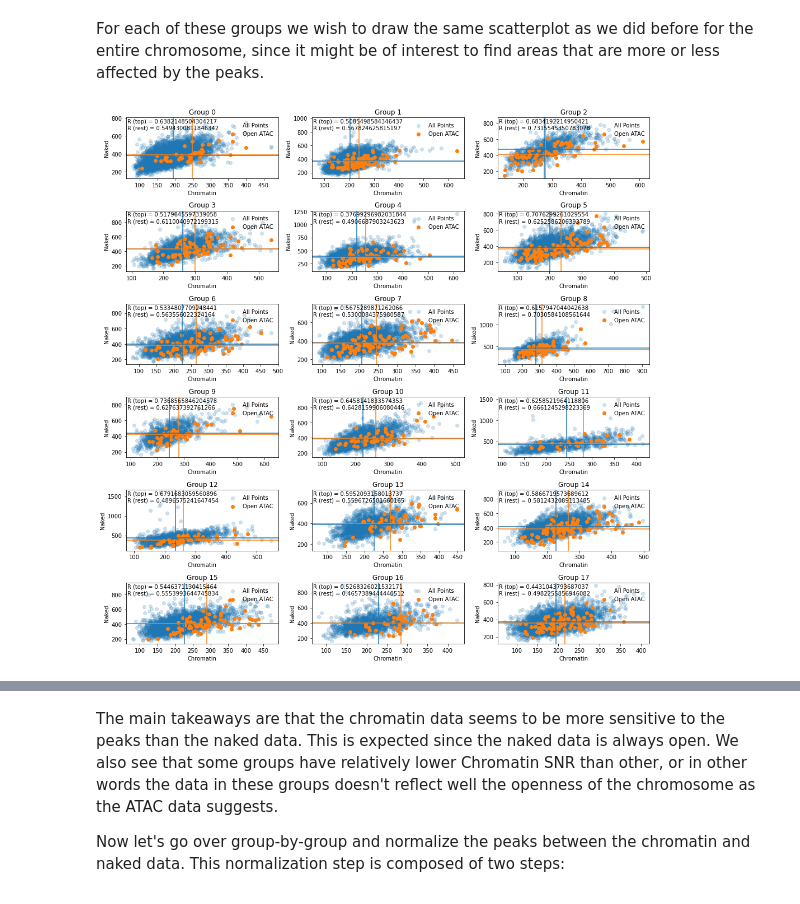
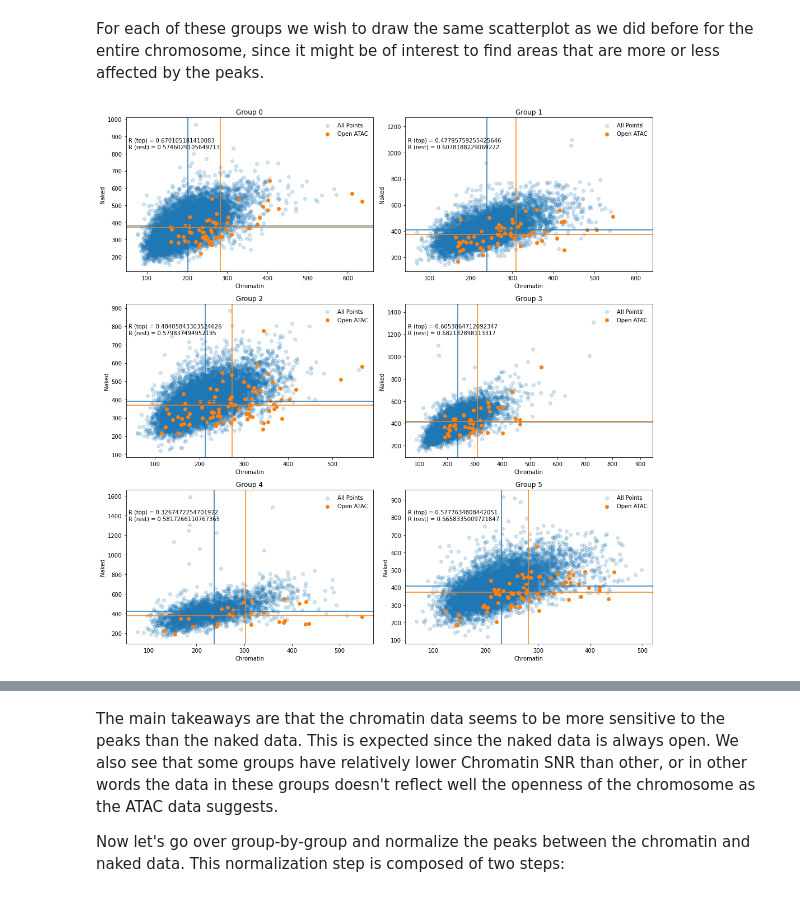
Before and after one commit to ebensteinLab/EcoDAM, a Jupyter notebook: notebooks/normalize_chrom_to_atac.ipynb, the cells around one changed output, grey strips where cells are left out. Saved outputs shown, nothing was run; the diff lists cells and outputs as text; code cells hidden in the pictures.

```diff
--- a/notebooks/normalize_chrom_to_atac.ipynb
+++ b/notebooks/normalize_chrom_to_atac.ipynb
@@ -104,0 +109,2 @@ non_peaks_chr15 = np.setdiff1d(np.arange(len(eco.data)), peaks_chr15)
+# %%
+nfr_indices = get_index_values_for_nfr(nfr_atac, chrom)
@@ -105,3 +114,5 @@ non_peaks_chr15 = np.setdiff1d(np.arange(len(eco.data)), peaks_chr15)
+# %%
+non_nfr_indices = np.setdiff1d(np.arange(len(chrom)), nfr_indices)
 # %% [markdown]
 Let's first observe how does the Naked and Chromatin peak data looks like - i.e. the values of one of these tracks at the HMMRATAC-defined indices.
 # %%
@@ -128,11 +217,13 @@ sns.displot(data=chrom_and_naked.to_frame(), x='intensity', hue='measurement', c
 We'll divide the whole chromosome into groups - each time we'll only take 100 (or so) peaks, bundle them together and do the normalization and analysis steps inside that group.
 # %%
 # Divide the peaks into groups
-groupnum = 20  # nearly even groups
-segments = np.linspace(0, len(peaks_chr15), num=groupnum, dtype=np.int64, endpoint=True)[1:-1]
+groupnum = 8  # nearly even groups
+segments = np.linspace(
+    0, len(nfr_indices), num=groupnum, dtype=np.int64, endpoint=True
+)[1:-1]
 # Define the limits of each group using peak index
-peak_segments = peaks_chr15[segments]
-peak_groups = np.split(peaks_chr15, segments)
+peak_segments = nfr_indices[segments]
+peak_groups = np.split(nfr_indices, segments)
 # Split up data at these intervals
 naked_groups = np.split(naked.data.loc[:, "intensity"], peak_segments)
 chrom_groups = np.split(eco.data.loc[:, "intensity"], peak_segments)
@@ -149,10 +241,10 @@ Generated 18 groups!
 # %% [markdown]
 We'll also divide the non-peak indices into the same groups - they just need a different treatment:
 # %%
-non_peak_groups = []
-non_peak_groups_relative = []
+non_nfr_groups = []
+non_nfr_groups_relative = []
 for idx, start in enumerate(peak_segments[:-1]):
     end = peak_segments[idx + 1]
-    mask = (non_peaks_chr15 >= start) & (non_peaks_chr15 < end)
-    non_peak_groups.append(non_peaks_chr15[mask])
-    non_peak_groups_relative.append(non_peaks_chr15[mask] - start)
+    mask = (non_nfr_indices >= start) & (non_nfr_indices < end)
+    non_nfr_groups.append(non_nfr_indices[mask])
+    non_nfr_groups_relative.append(non_nfr_indices[mask] - start)
@@ -159,10 +253,24 @@ for idx, start in enumerate(peak_segments[:-1]):
 # %% [markdown]
 For each of these groups we wish to draw the same scatterplot as we did before for the entire chromosome, since it might be of interest to find areas that are more or less affected by the peaks.
 # %%
-fig_groups, ax_groups = plt.subplots(6, 3, figsize=(14, 14))
-for idx, (ax_grp, peaks, non_peaks, chrom, nak) in enumerate(zip(ax_groups.flat, peak_groups_relative, non_peak_groups_relative, chrom_groups, naked_groups)):
-    ax = scatter_peaks_no_peaks(chrom.iloc[peaks], nak.iloc[peaks], chrom.iloc[non_peaks], nak.iloc[non_peaks], ax_grp)
+fig_groups, ax_groups = plt.subplots(3, 2, figsize=(14, 14))
+for idx, (ax_grp, peaks, non_peaks, chrom, nak) in enumerate(
+    zip(
+        ax_groups.flat,
+        peak_groups_relative,
+        non_nfr_groups_relative,
+        chrom_groups,
+        naked_groups,
+    )
+):
+    ax = scatter_peaks_no_peaks(
+        chrom.iloc[peaks],
+        nak.iloc[peaks],
+        chrom.iloc[non_peaks],
+        nak.iloc[non_peaks],
+        ax_grp,
+    )
     ax.set_title(f"Group {idx}")
 ax.figure.tight_layout()
 # %% [output]
-[figure, old version]
+[figure, new version]
```
Also changed, not shown: parts of 36 cells of this notebook, 10 other files.
